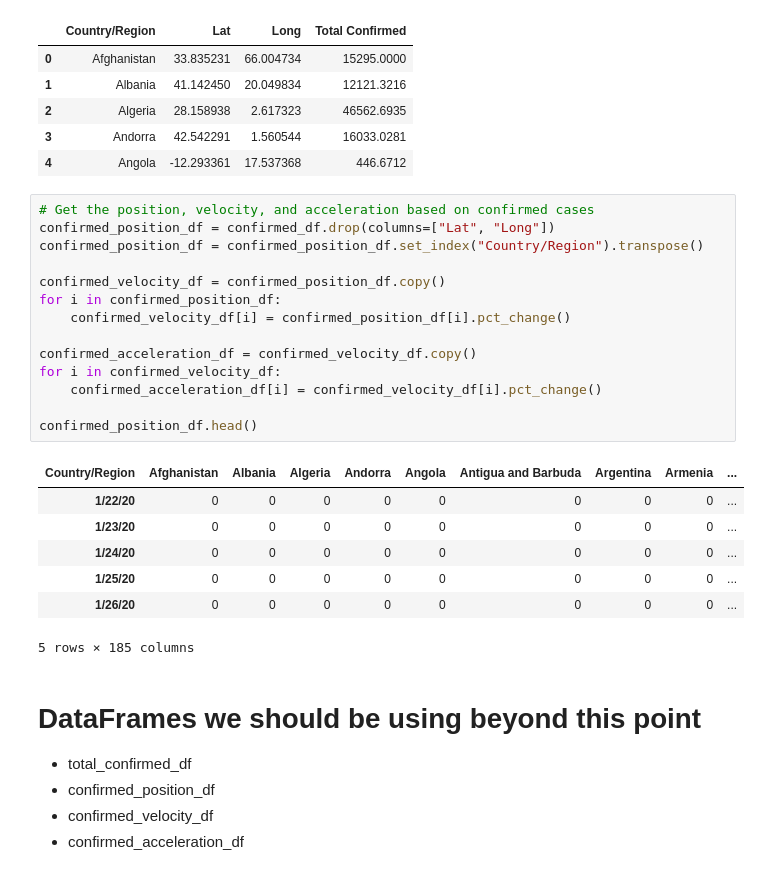
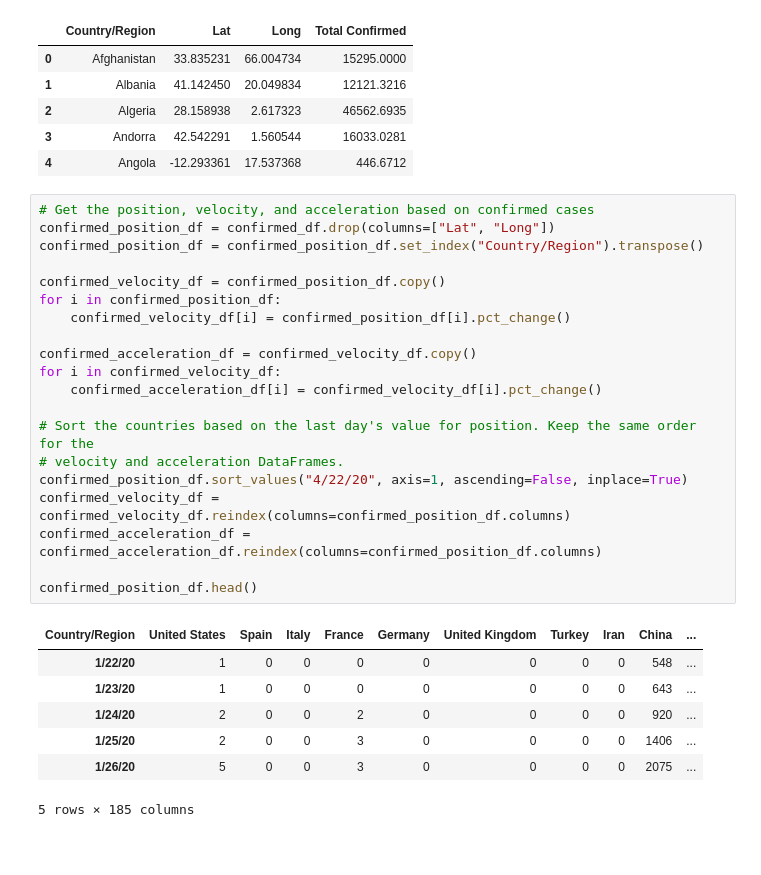
Before and after one commit to dtangster/cmpe256, a Jupyter notebook: hidden_dragon.ipynb, the cells around one changed output. Saved outputs shown, nothing was run; the diff lists cells and outputs as text; blank space fills up the shorter version.

Commit message:
Sort the confirmed cases by the last date's position value

```diff
--- a/hidden_dragon.ipynb
+++ b/hidden_dragon.ipynb
@@ -578,29 +578,28 @@ total_confirmed_df.head()
 # %%
 # Get the position, velocity, and acceleration based on confirmed cases
 confirmed_position_df = confirmed_df.drop(columns=["Lat", "Long"])
 confirmed_position_df = confirmed_position_df.set_index("Country/Region").transpose()
 
 confirmed_velocity_df = confirmed_position_df.copy()
 for i in confirmed_position_df:
     confirmed_velocity_df[i] = confirmed_position_df[i].pct_change()
 
 confirmed_acceleration_df = confirmed_velocity_df.copy()
 for i in confirmed_velocity_df:
     confirmed_acceleration_df[i] = confirmed_velocity_df[i].pct_change()
 
+# Sort the countries based on the last day's value for position. Keep the same order for the
+# velocity and acceleration DataFrames.
+confirmed_position_df.sort_values("4/22/20", axis=1, ascending=False, inplace=True)
+confirmed_velocity_df = confirmed_velocity_df.reindex(columns=confirmed_position_df.columns)
+confirmed_acceleration_df = confirmed_acceleration_df.reindex(columns=confirmed_position_df.columns)
+
 confirmed_position_df.head()
 # %% [output]
-| Country/Region | Afghanistan | Albania | Algeria | Andorra | Angola | Antigua and Barbuda | Argentina | Armenia | ... |
-| 1/22/20 | 0 | 0 | 0 | 0 | 0 | 0 | 0 | 0 | ... |
-| 1/23/20 | 0 | 0 | 0 | 0 | 0 | 0 | 0 | 0 | ... |
-| 1/24/20 | 0 | 0 | 0 | 0 | 0 | 0 | 0 | 0 | ... |
-| 1/25/20 | 0 | 0 | 0 | 0 | 0 | 0 | 0 | 0 | ... |
-| 1/26/20 | 0 | 0 | 0 | 0 | 0 | 0 | 0 | 0 | ... |
+| Country/Region | United States | Spain | Italy | France | Germany | United Kingdom | Turkey | Iran | China | ... |
+| 1/22/20 | 1 | 0 | 0 | 0 | 0 | 0 | 0 | 0 | 548 | ... |
+| 1/23/20 | 1 | 0 | 0 | 0 | 0 | 0 | 0 | 0 | 643 | ... |
+| 1/24/20 | 2 | 0 | 0 | 2 | 0 | 0 | 0 | 0 | 920 | ... |
+| 1/25/20 | 2 | 0 | 0 | 3 | 0 | 0 | 0 | 0 | 1406 | ... |
+| 1/26/20 | 5 | 0 | 0 | 3 | 0 | 0 | 0 | 0 | 2075 | ... |
 5 rows × 185 columns
-# %% [markdown]
-# DataFrames we should be using beyond this point
-
-- total_confirmed_df
-- confirmed_position_df
-- confirmed_velocity_df
-- confirmed_acceleration_df
```
Also changed, not shown: parts of 19 cells of this notebook.
